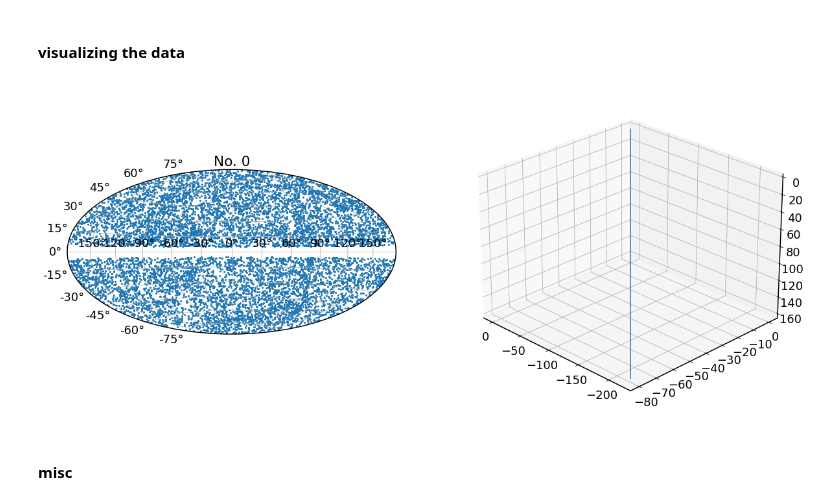
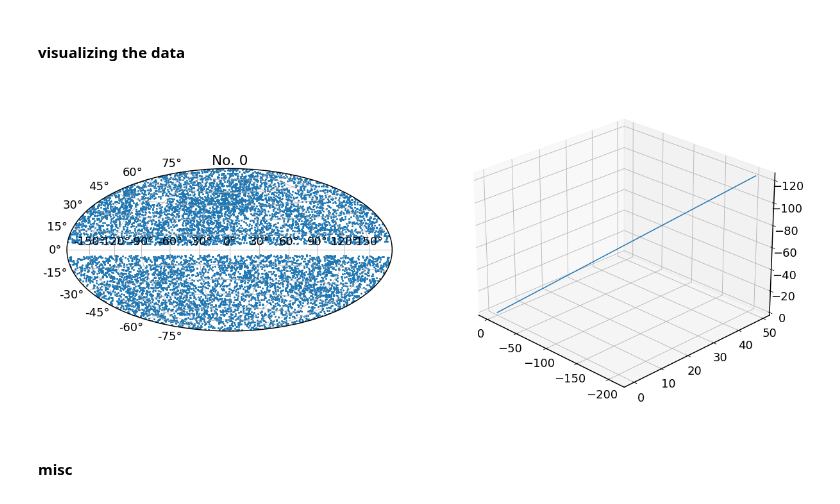
Before and after one commit to YaraAlShorman/Research-spring-22, a Jupyter notebook: Active_code/galaxy_rotations.ipynb, the cells around one changed output. Cells and saved outputs as stored; diff of their text form; code cells hidden in the pictures.

```diff
--- a/Active_code/galaxy_rotations.ipynb
+++ b/Active_code/galaxy_rotations.ipynb
@@ -170,0 +189,6 @@ print(data['data'])
+# %%
+path = 'C:/Users/yaras/Documents/Research/Feldman/distinct_data_only/processed-2-error-40.npz'
+
+data = np.load(path)
+print(data['header'])
+print(data['data'])
@@ -171,41 +204,41 @@ print(data['data'])
 # %% [markdown]
 #### visualizing the data
 # %%
-data = np.load(f'INSERT FILE PATH/rotated-0-error-40.npy.npz')
+data = np.load(path)
 bf = data['header']
 data = data['data']
 
 # glat and glon are in degrees, make unit objects to ease operations
 glon, glat = data[: ,2], data[: ,3]
 glon = c.Angle(glon, u.degree)
 glat = c.Angle(glat, u.degree)
 
 # changing range of glon to (-180, 180) instead of (0, 360)
 glon = glon.wrap_at('180d', inplace=False)
 
 # making figure
 fig = plt.figure(figsize=(20, 20))
 P.update({'font.size': 18,
                 'axes.linewidth': 1.5,
                 'axes.labelweight': 'bold',
                 })
 
 # subplot 1 (glon, glat) (hammer projection)
 ax1 = fig.add_subplot(121, projection='hammer')
 ax1.scatter(glon.radian, glat.radian, marker='.', linewidths=0.1)
 ax1.grid(True)
 ax1.title.set_text(f'No. 0')
 
 # bulkflow visualization
 x,y,z = bf[0], bf[1], bf[2]
 
 ax = fig.add_subplot(122, projection='3d')
 ax.plot((0, x) ,(0, y),(0, z))
 ax.view_init(-155, 45)
 
 fig.show()
 # %% [output]
-[figure, old version]
+[figure, new version]
 # %% [markdown]
 #### misc
 # %%
```
Also changed, not shown: parts of 8 cells of this notebook, 8 other files.
